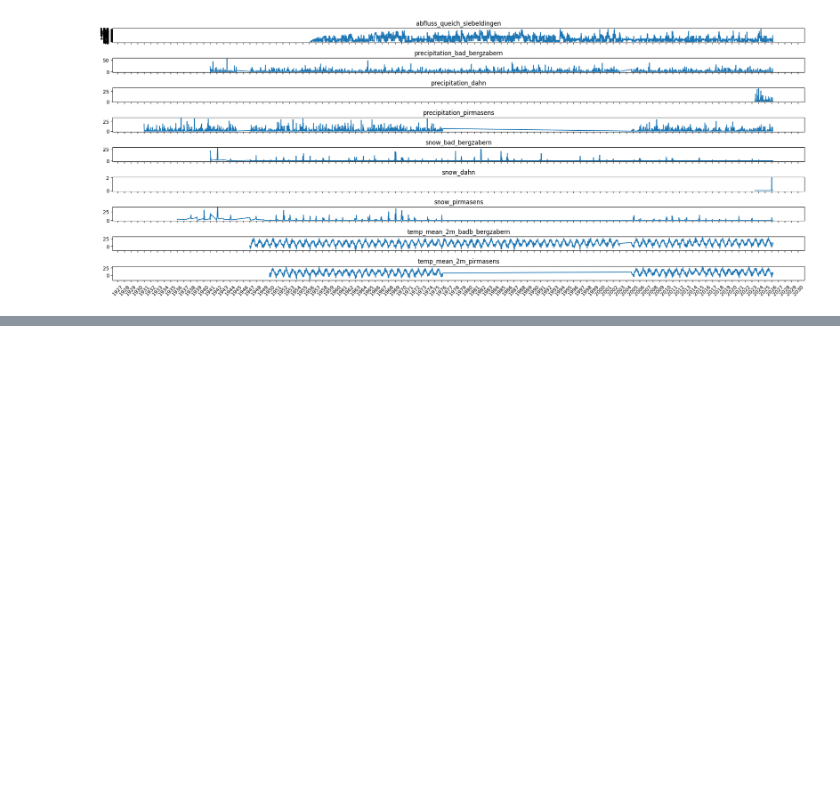
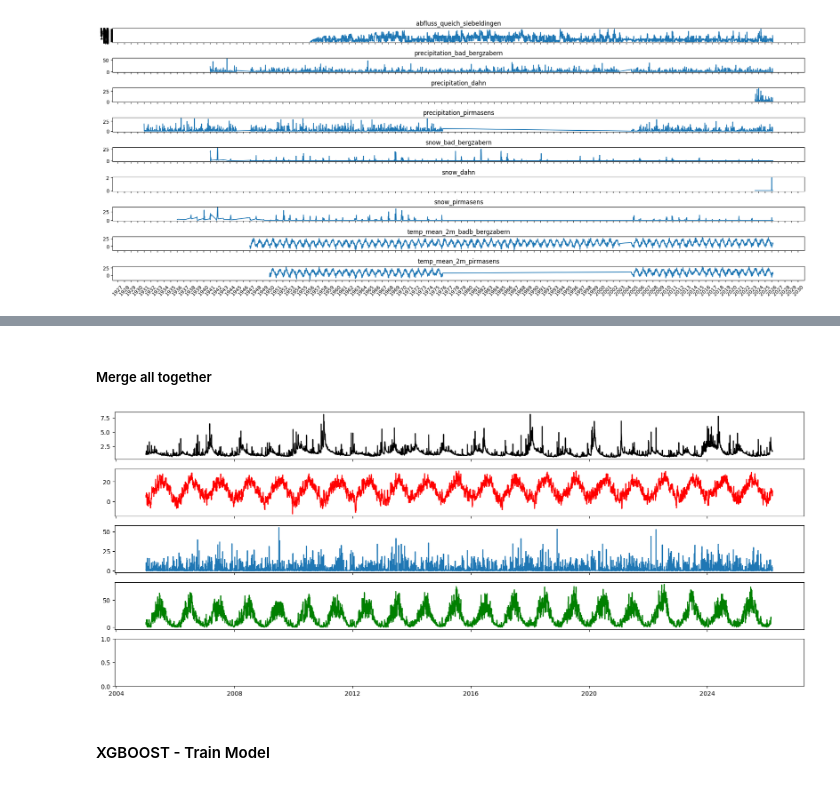
Before and after one commit to danielsehr/pred-Q-ueich, a Jupyter notebook: temp.ipynb, the cells around one changed output, grey strips where cells are left out. Drawn from its saved outputs; the diff is of its cells as text; code cells hidden in the pictures; blank space fills up the shorter version.

Commit message:
adding features, feature engineering and xgboost training exploration

```diff
--- a/temp.ipynb
+++ b/temp.ipynb
@@ -156,0 +94,12 @@ array([205511,    461,   3821,  65382,  51802,  43488,  44284,  34518,
+# %%
+df_Q = df_discharge[["Datum", "Wert"]].copy()
+
+df_Q["date"] = pd.to_datetime(df_Q["Datum"], format="%d.%m.%Y")
+df_Q.drop(columns=["Datum"], inplace=True)
+df_Q_sub = df_Q[df_Q["date"] > "2005-01-01"]
+
+# Sort by date
+df_Q_sub.sort_values(by="date", inplace=True)
+df_Q_sub.reset_index(inplace=True, drop=True)
+
+# df_Q_sub
@@ -156,0 +113,6 @@ array([205511,    461,   3821,  65382,  51802,  43488,  44284,  34518,
+# %%
+exclude=["dahn", "pirmasens"]
+
+pet_paths = [p for p in csv_paths if "pet" in p.parts[1]]
+temp_paths = [p for p in csv_paths if "temp" in p.parts[1]]
+precip_paths = [p for p in csv_paths if "precip" in p.parts[1] and "dahn" not in p.parts[1]]
@@ -156,0 +187,33 @@ array([205511,    461,   3821,  65382,  51802,  43488,  44284,  34518,
+# %% [markdown]
+##### Merge all together
+# %%
+dfs = [
+    df_Q_sub,
+    df_temp_merged,
+    df_precip_merged,
+    df_pet_merged
+    ]
+
+dfs = [df.set_index("date") for df in dfs]
+
+# col_names = ["Q", "temp_bb", "temp_ps", "precip_bb", "precip_ps"]
+col_names = ["Q", "temp_bb", "precip_bb", "pet_bb"]
+
+df_all = pd.concat(dfs, axis=1)
+df_all.columns = col_names
+# df_all
+# %%
+fig, axs = plt.subplots(nrows=5, figsize=(20, 8), sharex=True)
+
+axs[0].plot(df_all["Q"], color = "black")
+axs[1].plot(df_all["temp_bb"], color="red")
+axs[2].plot(df_all["precip_bb"])
+axs[3].plot(df_all["pet_bb"], color="green")
+# axs[2].plot(df_all["temp_ps"], color="red")
+# axs[4].plot(df_all["precip_ps"])
+
+plt.show()
+# %% [output]
+[figure, added]
+# %% [markdown]
+#### XGBOOST - Train Model
```
Also changed, not shown: parts of 27 cells of this notebook.
